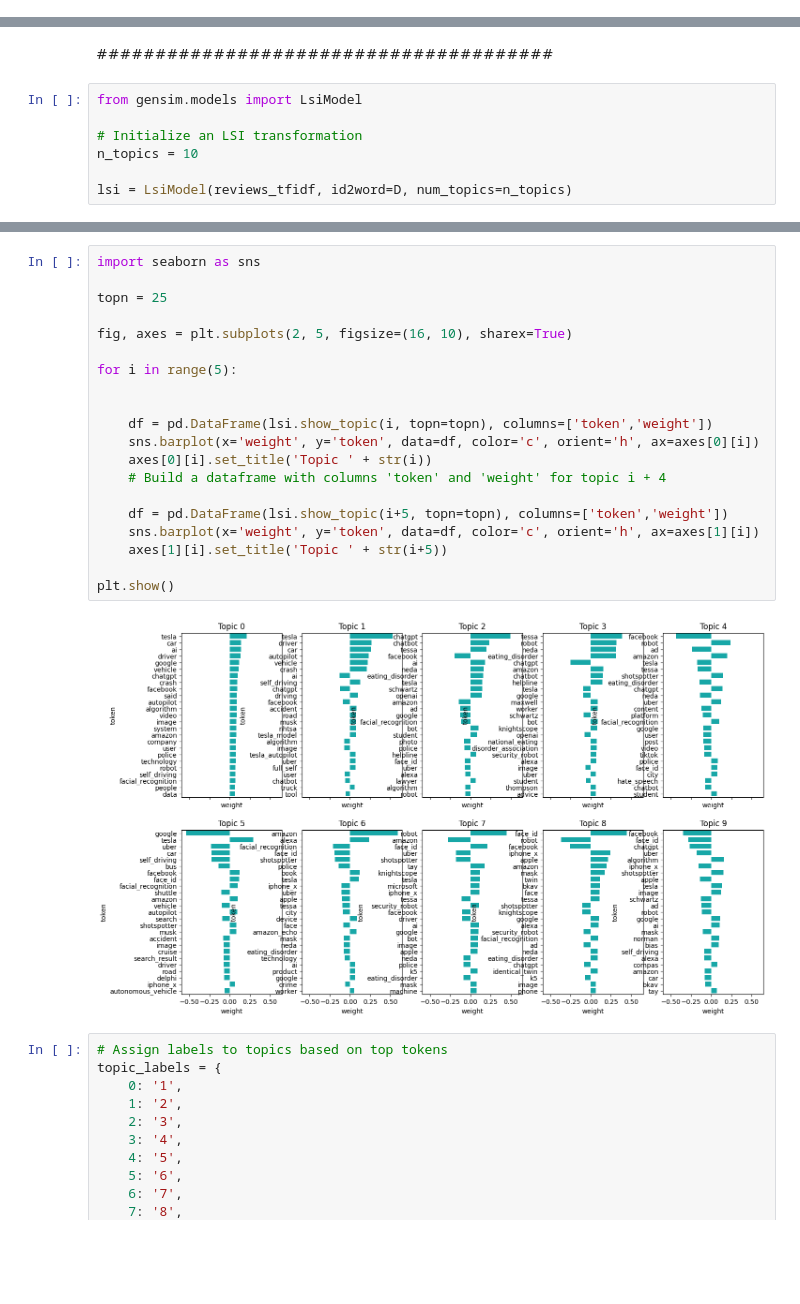
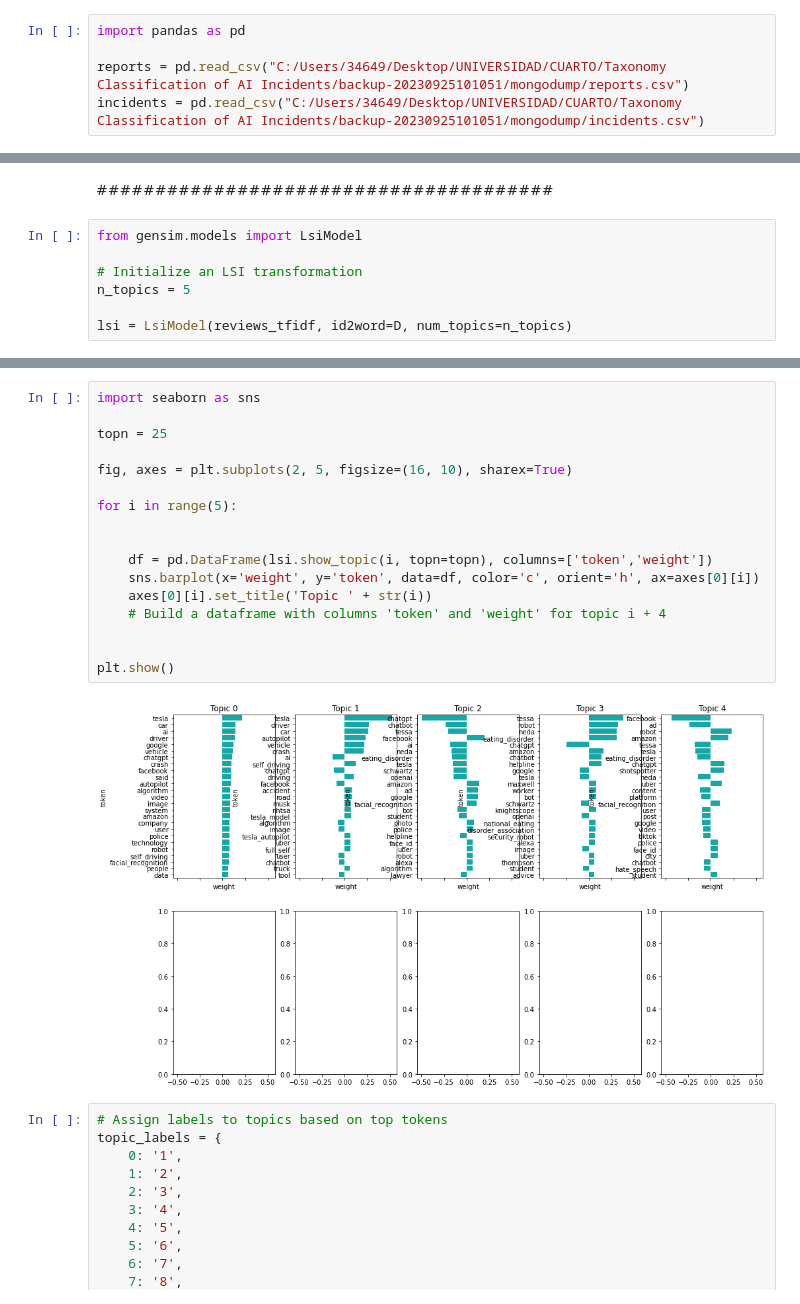
Before and after one commit to oscar-02-5/Taxonomy_Classification_AI_Incidents, a Jupyter notebook: Taxonomies_NLP.ipynb, the cells around one changed output, grey strips where cells are left out. Saved outputs shown, nothing was run; the diff lists cells and outputs as text; blank space fills up the shorter version.

```diff
--- a/Taxonomies_NLP.ipynb
+++ b/Taxonomies_NLP.ipynb
@@ -21,3 +7,8 @@ classifications_cset = pd.read_csv("drive/My Drive/Taxonomy Classification of AI
+# %%
+import pandas as pd
+
+reports = pd.read_csv("C:/Users/34649/Desktop/UNIVERSIDAD/CUARTO/Taxonomy Classification of AI Incidents/backup-20230925101051/mongodump/reports.csv")
+incidents = pd.read_csv("C:/Users/34649/Desktop/UNIVERSIDAD/CUARTO/Taxonomy Classification of AI Incidents/backup-20230925101051/mongodump/incidents.csv")
 # %%
 reports.drop(columns=["_id","incident_id","authors","date_downloaded","date_modified","date_published","date_submitted","epoch_date_downloaded","epoch_date_modified","epoch_date_published","epoch_date_submitted","image_url","language","ref_number","report_number","source_domain","submitters","url","tags"], inplace=True)
 # %%
@@ -397,7 +381,7 @@ Number of elements in dictionary: 23563
 from gensim.models import LsiModel
 
 # Initialize an LSI transformation
-n_topics = 10
+n_topics = 5
 
 lsi = LsiModel(reviews_tfidf, id2word=D, num_topics=n_topics)
 # %%
@@ -440,25 +414,22 @@ lsi.show_topic(3, topn=10)
 # %%
 import seaborn as sns
 
 topn = 25
 
 fig, axes = plt.subplots(2, 5, figsize=(16, 10), sharex=True)
 
 for i in range(5):
 
 
     df = pd.DataFrame(lsi.show_topic(i, topn=topn), columns=['token','weight'])
     sns.barplot(x='weight', y='token', data=df, color='c', orient='h', ax=axes[0][i])
     axes[0][i].set_title('Topic ' + str(i))
     # Build a dataframe with columns 'token' and 'weight' for topic i + 4
 
-    df = pd.DataFrame(lsi.show_topic(i+5, topn=topn), columns=['token','weight'])
-    sns.barplot(x='weight', y='token', data=df, color='c', orient='h', ax=axes[1][i])
-    axes[1][i].set_title('Topic ' + str(i+5))
 
 plt.show()
 # %% [output]
-[figure, old version]
+[figure, new version]
 # %%
 # Assign labels to topics based on top tokens
 topic_labels = {
```
Also changed, not shown: parts of 11 cells of this notebook, 1 other file.
